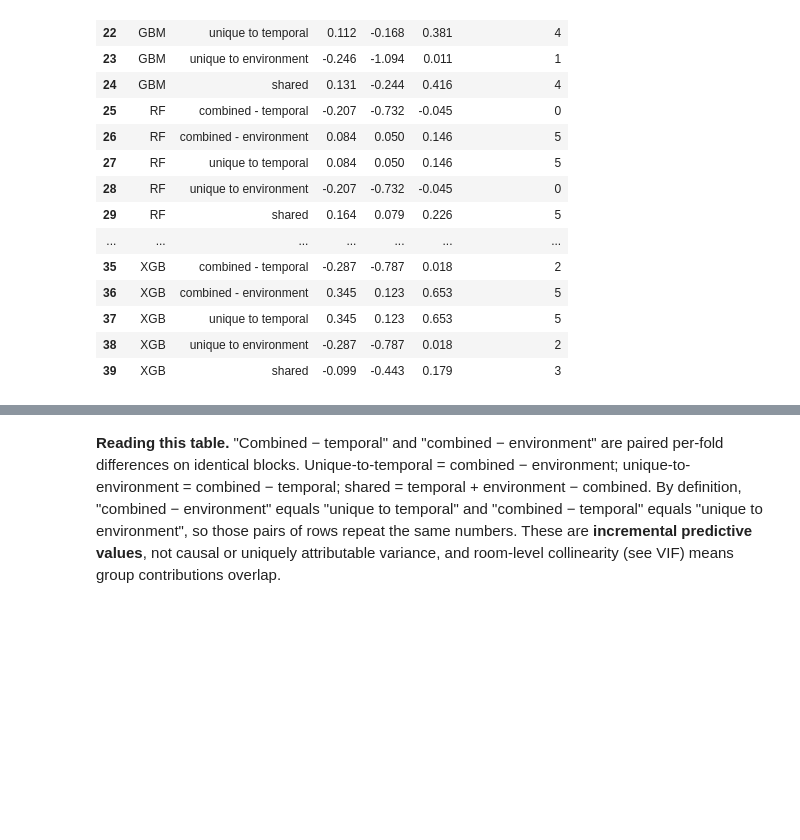
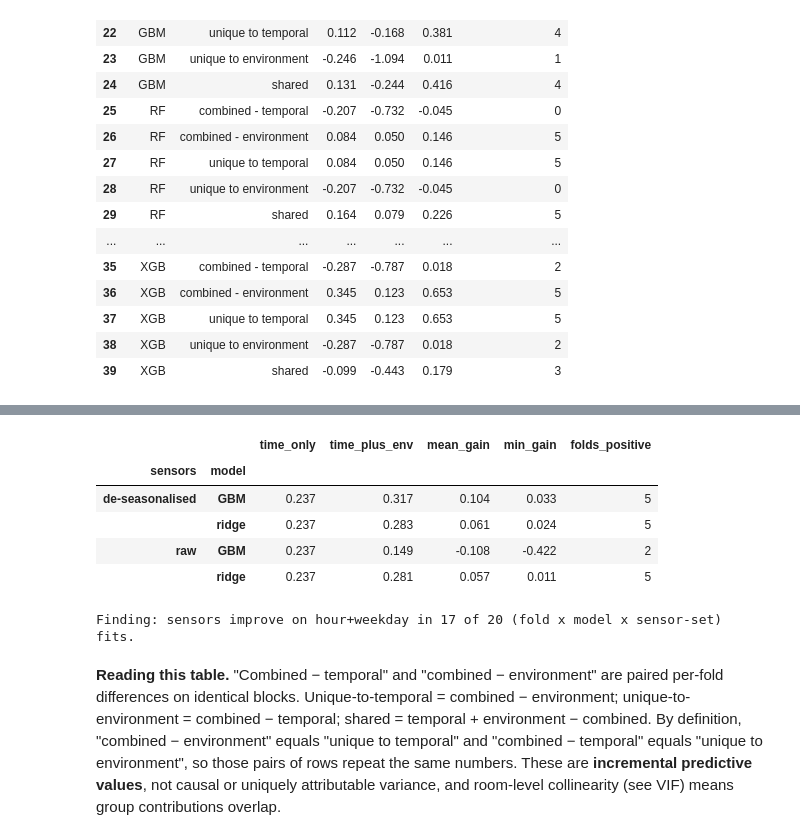
Before and after one commit to vmrmalicdem/DSS142-FinalProject, a Jupyter notebook: 02_abt_to_models_tier1.ipynb, the cells around one changed output, grey strips where cells are left out. Saved outputs shown, nothing was run; the diff lists cells and outputs as text; code cells hidden in the pictures; blank space fills up the shorter version.

```diff
--- a/02_abt_to_models_tier1.ipynb
+++ b/02_abt_to_models_tier1.ipynb
@@ -615,3 +792,32 @@ display(INC[INC.run == "main"].drop(columns="run"))
+# %%
+def resid_stage(sensor_cols, kind, df=abtd):
+    rows = []; S = df[sensor_cols].to_numpy(float)
+    for k, (tr, te) in enumerate(OUTER):
+        enc = OneHotEncoder(handle_unknown="ignore").fit(df.iloc[tr][CAT])
+        lin = LinearRegression().fit(enc.transform(df.iloc[tr][CAT]), Y_LOG[tr])
+        yhat_tr = lin.predict(enc.transform(df.iloc[tr][CAT])); yhat_te = lin.predict(enc.transform(df.iloc[te][CAT]))
+        r_tr, r_te = Y_LOG[tr] - yhat_tr, Y_LOG[te] - yhat_te
+        est = (make_pipeline(StandardScaler(), Ridge(alpha=1000)) if kind == "ridge" else
+               HistGradientBoostingRegressor(max_iter=150, max_leaf_nodes=15, learning_rate=0.05, random_state=SEED))
+        rh = est.fit(S[tr], r_tr).predict(S[te])
+        rows.append(dict(sensors="raw" if sensor_cols is SENS else "de-seasonalised", model=kind, fold=k,
+                         r2_time_only=r2_score(Y_LOG[te], yhat_te), r2_time_plus_env=r2_score(Y_LOG[te], yhat_te + rh),
+                         gain_on_leftover=1 - ((r_te - rh) ** 2).sum() / (r_te ** 2).sum()))   # >0: sensors explain part of what time of day missed
+    return rows
+RES = pd.DataFrame([r for cols in (SENS, DES) for kd in ("ridge", "GBM") for r in resid_stage(cols, kd)])
+G = RES.groupby(["sensors", "model"]).agg(time_only=("r2_time_only", "mean"), time_plus_env=("r2_time_plus_env", "mean"),
+                                           mean_gain=("gain_on_leftover", "mean"), min_gain=("gain_on_leftover", "min"),
+                                           folds_positive=("gain_on_leftover", lambda s: int((s > 0).sum())))
+display(G.round(4))
+print(f"Finding: sensors improve on hour+weekday in {int((RES.gain_on_leftover > 0).sum())} of {len(RES)} (fold x model x sensor-set) fits.")
+# %% [output]
+|  |  | time_only | time_plus_env | mean_gain | min_gain | folds_positive |
+| sensors | model |  |  |  |  |  |
+| de-seasonalised | GBM | 0.237 | 0.317 | 0.104 | 0.033 | 5 |
+|  | ridge | 0.237 | 0.283 | 0.061 | 0.024 | 5 |
+| raw | GBM | 0.237 | 0.149 | -0.108 | -0.422 | 2 |
+|  | ridge | 0.237 | 0.281 | 0.057 | 0.011 | 5 |
+Finding: sensors improve on hour+weekday in 17 of 20 (fold x model x sensor-set) fits.
 # %% [markdown]
 **Reading this table.** "Combined − temporal" and "combined − environment" are paired per-fold differences on identical blocks. Unique-to-temporal = combined − environment; unique-to-environment = combined − temporal; shared = temporal + environment − combined. By definition, "combined − environment" equals "unique to temporal" and "combined − temporal" equals "unique to environment", so those pairs of rows repeat the same numbers. These are **incremental predictive values**, not causal or uniquely attributable variance, and room-level collinearity (see VIF) means group contributions overlap.
 # %%
```
Also changed, not shown: parts of 8 cells of this notebook, 3 other files.
